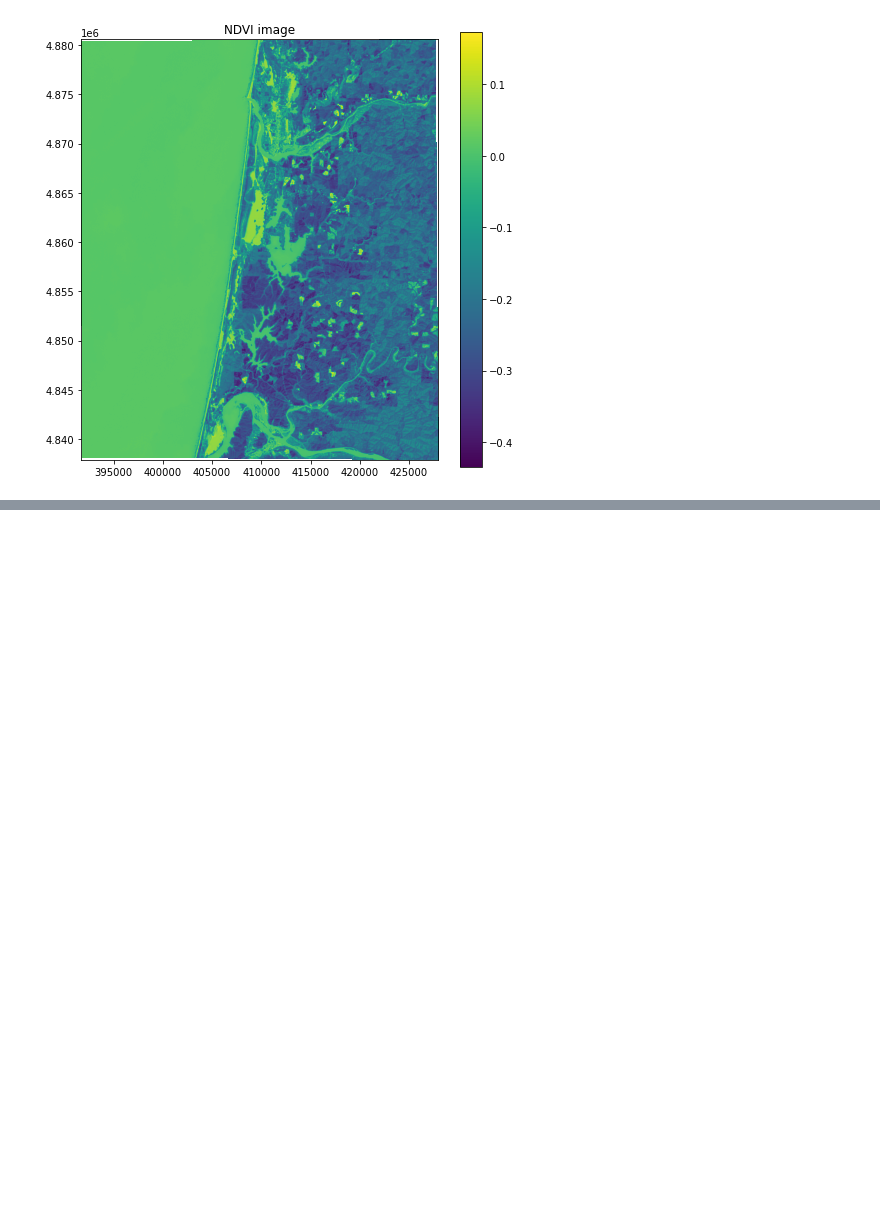
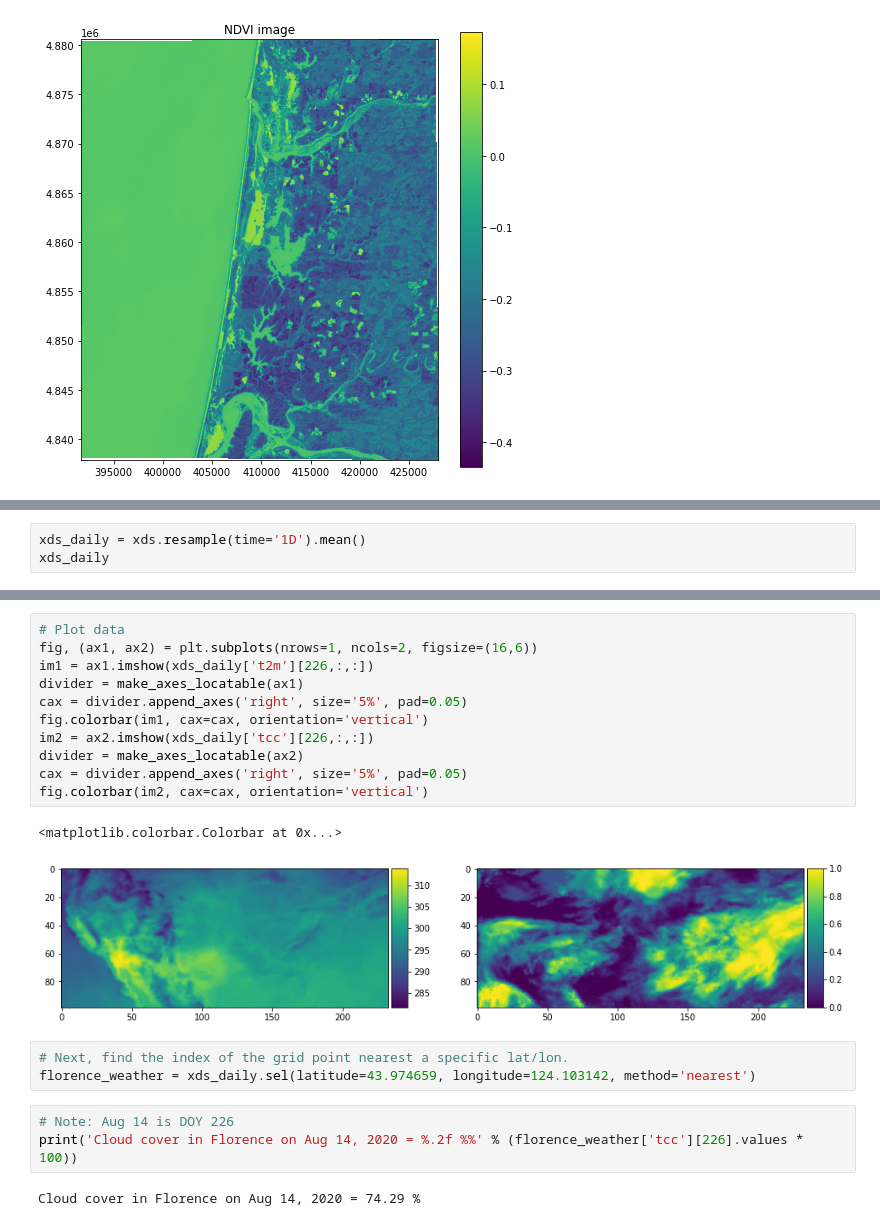
Before and after one commit to morganscafidi/geospatial-data-science, a Jupyter notebook: labs/lab4/lab4_submission.ipynb, the cells around one changed output, grey strips where cells are left out. Saved outputs shown, nothing was run; the diff lists cells and outputs as text; blank space fills up the shorter version.

Commit message:
forgot to save before i pushed last time

```diff
--- a/labs/lab4/lab4_submission.ipynb
+++ b/labs/lab4/lab4_submission.ipynb
@@ -171,0 +177,3 @@ plt.show()
+# %%
+xds_daily = xds.resample(time='1D').mean()
+xds_daily
@@ -171,0 +190,22 @@ plt.show()
+# %%
+# Plot data
+fig, (ax1, ax2) = plt.subplots(nrows=1, ncols=2, figsize=(16,6))
+im1 = ax1.imshow(xds_daily['t2m'][226,:,:])
+divider = make_axes_locatable(ax1)
+cax = divider.append_axes('right', size='5%', pad=0.05)
+fig.colorbar(im1, cax=cax, orientation='vertical')
+im2 = ax2.imshow(xds_daily['tcc'][226,:,:])
+divider = make_axes_locatable(ax2)
+cax = divider.append_axes('right', size='5%', pad=0.05)
+fig.colorbar(im2, cax=cax, orientation='vertical')
+# %% [output]
+<matplotlib.colorbar.Colorbar at 0x...>
+[figure, added]
+# %%
+# Next, find the index of the grid point nearest a specific lat/lon.
+florence_weather = xds_daily.sel(latitude=43.974659, longitude=124.103142, method='nearest')
+# %%
+# Note: Aug 14 is DOY 226
+print('Cloud cover in Florence on Aug 14, 2020 = %.2f %%' % (florence_weather['tcc'][226].values * 100))
+# %% [output]
+Cloud cover in Florence on Aug 14, 2020 = 74.29 %
```
Also changed, not shown: parts of 16 cells of this notebook, 2 other files.
